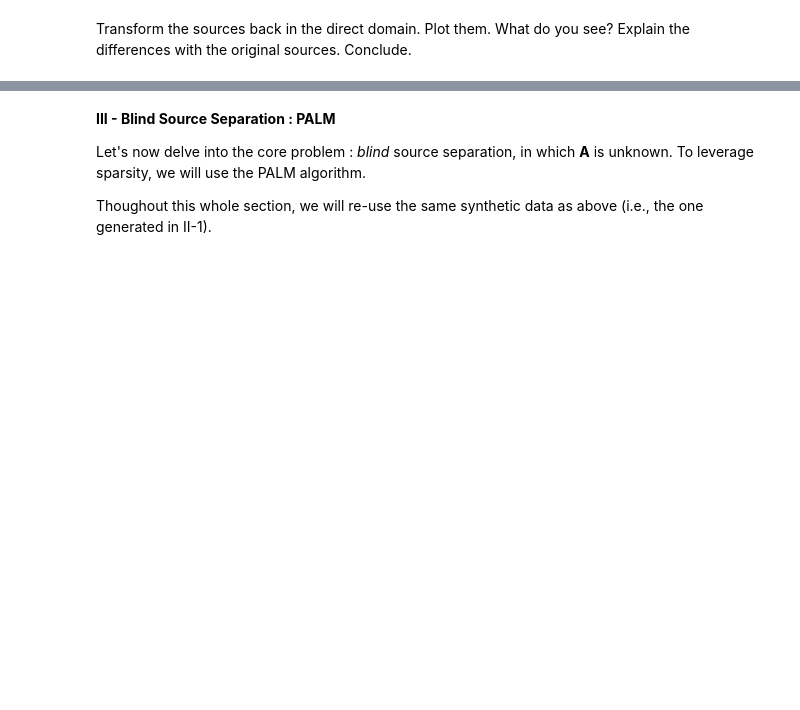
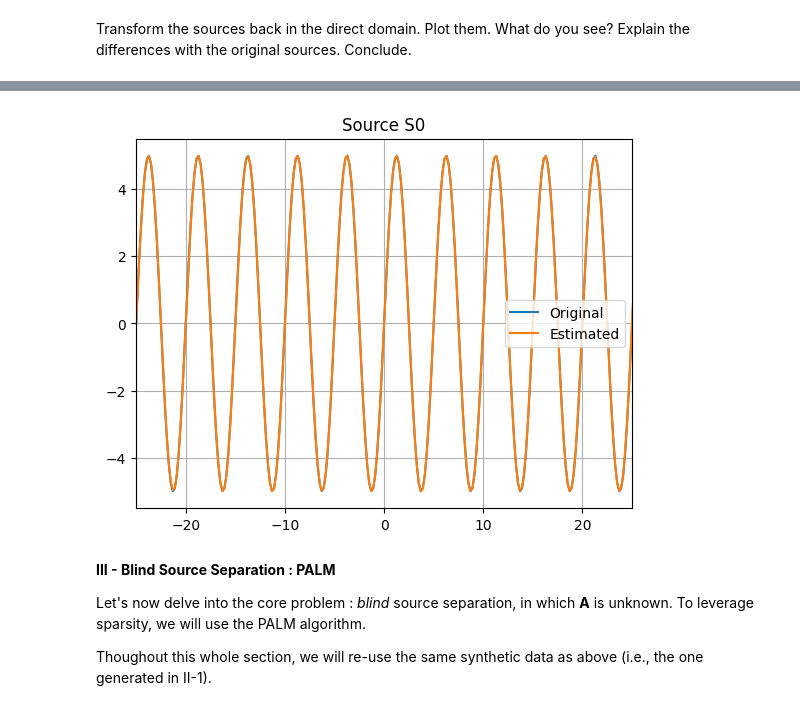
Before and after one commit to V-kr0pt/Image-Processing, a Jupyter notebook: IMA207 - Remote sensing_industrial applications/TPs/TP3/TP1_IMA207_sans_correction_2023.ipynb, the cells around one changed output, grey strips where cells are left out. Drawn from its saved outputs; the diff is of its cells as text; code cells hidden in the pictures; blank space fills up the shorter version.

```diff
--- a/IMA207 - Remote sensing_industrial applications/TPs/TP3/TP1_IMA207_sans_correction_2023.ipynb
+++ b/IMA207 - Remote sensing_industrial applications/TPs/TP3/TP1_IMA207_sans_correction_2023.ipynb
@@ -285,3 +312,13 @@ plt.ti
+# %%
+plt.figure()
+plt.title('Source S0')
+plt.plot(x_abs, S[1,:], label = 'Original')
+plt.plot(x_abs, S_est[1,:], label = 'Estimated')
+plt.xlim([-25,25])
+plt.legend()
+plt.grid()
+# %% [output]
+[figure, added]
 # %% [markdown]
 **III - Blind Source Separation : PALM**
 
```
Also changed, not shown: parts of 14 cells of this notebook, 1 other file.
